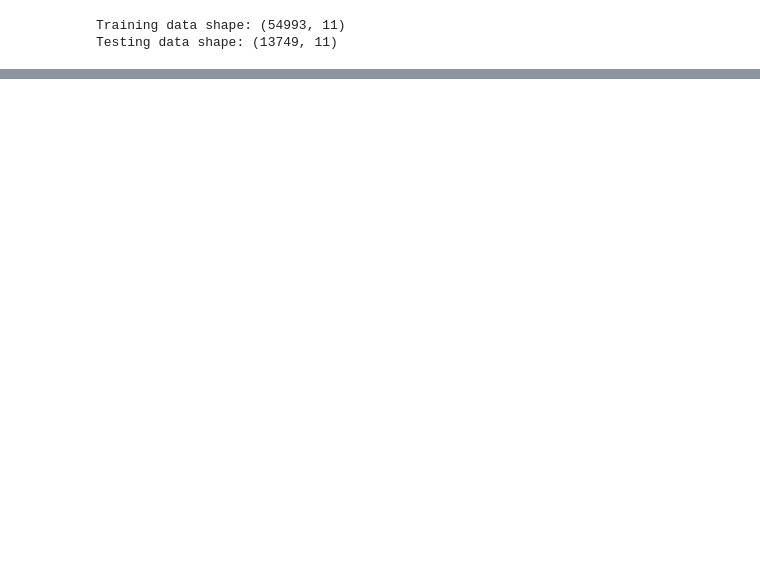
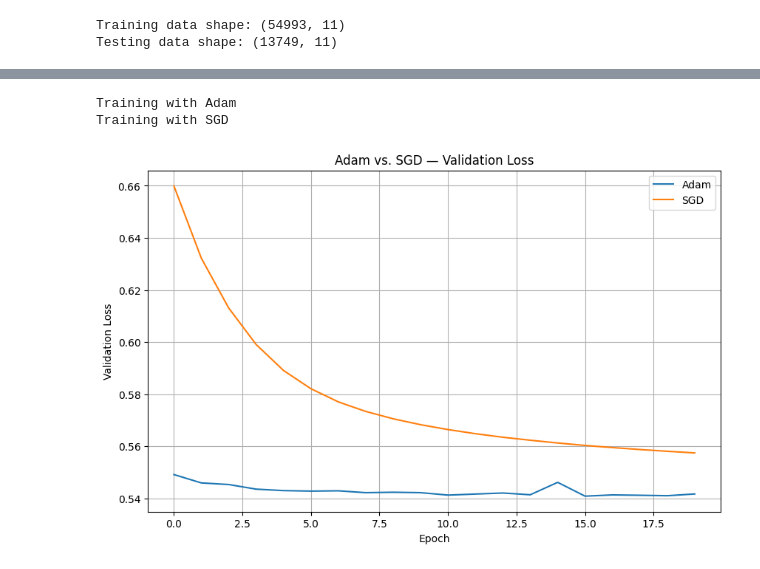
Before and after one commit to balsamkhaleel/Internship-Ai-ML, a Jupyter notebook: week6/day3/day3.ipynb, the cells around one changed output, grey strips where cells are left out. Saved outputs shown, nothing was run; the diff lists cells and outputs as text; code cells hidden in the pictures; blank space fills up the shorter version.

```diff
--- a/week6/day3/day3.ipynb
+++ b/week6/day3/day3.ipynb
@@ -640,0 +537,52 @@ Overall, the experiment demonstrates how the optimizer, learning rate, epochs, a
+# %%
+optimizers = {
+    "Adam": tf.keras.optimizers.Adam(learning_rate=0.001),
+    "SGD": tf.keras.optimizers.SGD(learning_rate=0.001)
+}
+
+optimizer_histories = {}
+
+for name, optimizer in optimizers.items():
+
+    print(f"Training with {name}")
+
+    model = build_baseline_model()
+
+    model.compile(
+        optimizer=optimizer,
+        loss="binary_crossentropy",
+        metrics=["accuracy"]
+    )
+
+    history = model.fit(
+        X_train_scaled,
+        y_train,
+        validation_split=0.2,
+        epochs=20,
+        batch_size=32,
+        verbose=0
+    )
+
+    optimizer_histories[name] = history
+# %% [output]
+Training with Adam
+Training with SGD
+# %%
+plt.figure(figsize=(10, 6))
+
+for name, history in optimizer_histories.items():
+
+    plt.plot(
+        history.history["val_loss"],
+        label=name
+    )
+
+plt.xlabel("Epoch")
+plt.ylabel("Validation Loss")
+plt.title("Adam vs. SGD — Validation Loss")
+plt.legend()
+plt.grid(True)
+
+plt.show()
+# %% [output]
+[figure, added]
```
Also changed, not shown: parts of 63 cells of this notebook, 1 other file.
